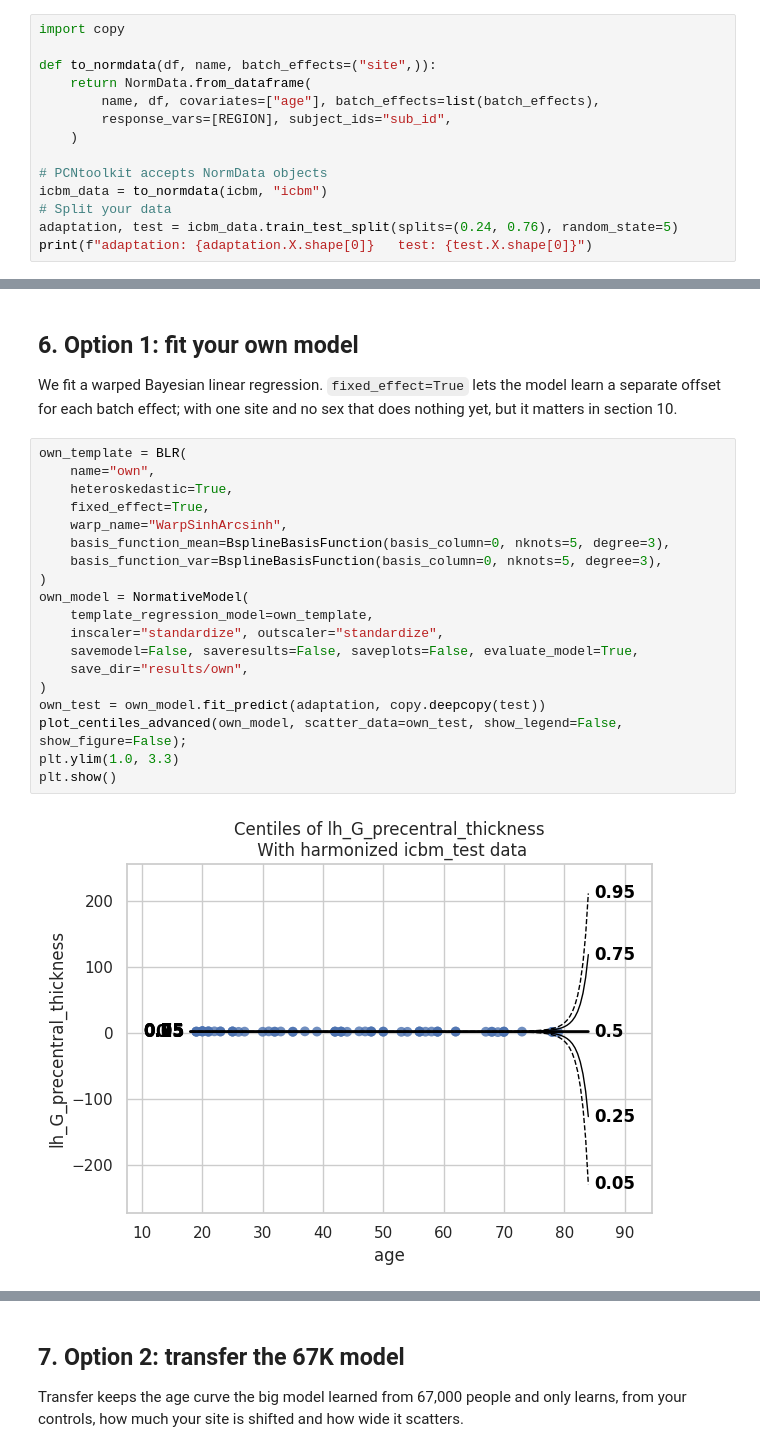
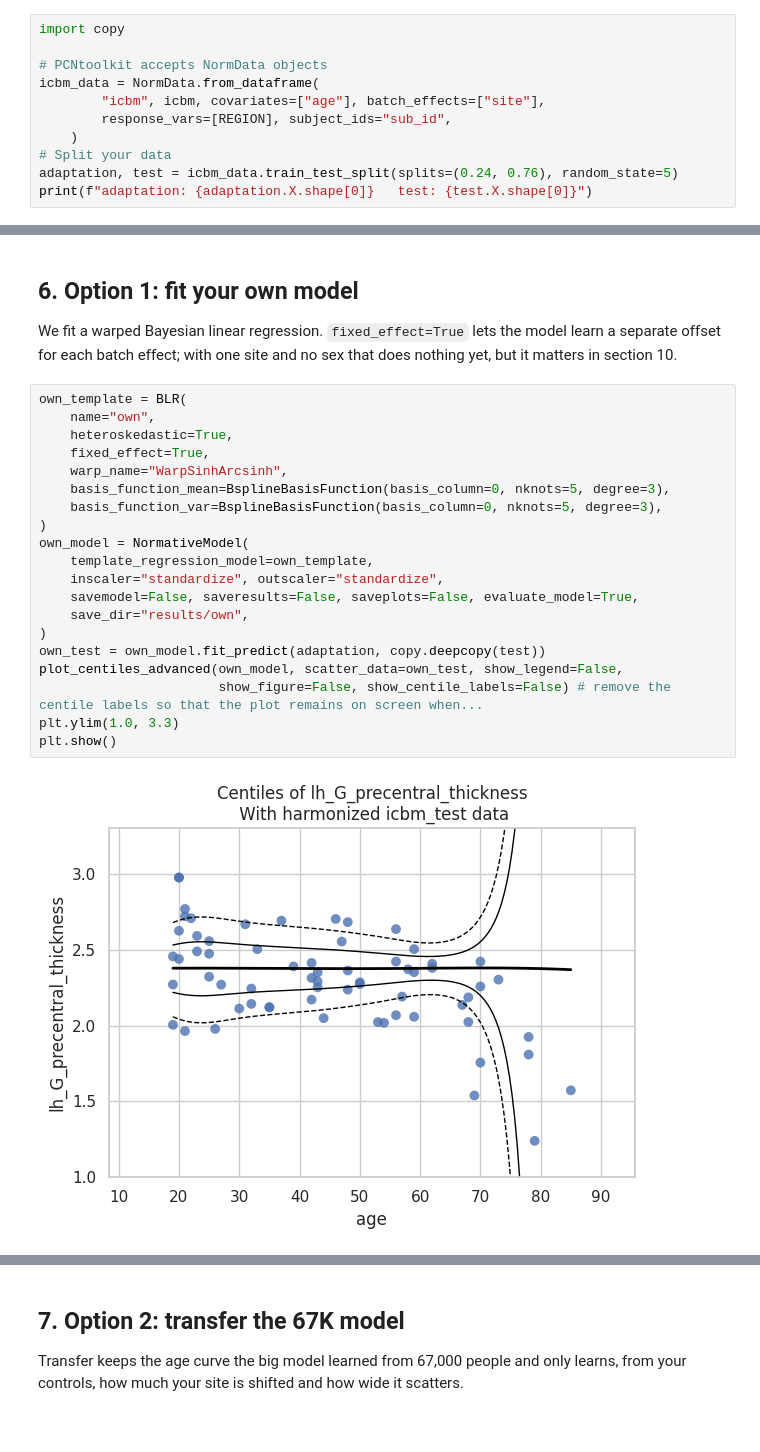
Before and after one commit to predictive-clinical-neuroscience/PCNtoolkit-demo-transfer, a Jupyter notebook: notebooks/transfer_icbm.ipynb, the cells around one changed output, grey strips where cells are left out. Drawn from its saved outputs; the diff is of its cells as text.

```diff
--- a/notebooks/transfer_icbm.ipynb
+++ b/notebooks/transfer_icbm.ipynb
@@ -116,14 +110,11 @@ We wrap the table in a `NormData` object and split it with PCNtoolkit's `train_t
 # %%
 import copy
 
-def to_normdata(df, name, batch_effects=("site",)):
-    return NormData.from_dataframe(
-        name, df, covariates=["age"], batch_effects=list(batch_effects),
+# PCNtoolkit accepts NormData objects
+icbm_data = NormData.from_dataframe(
+        "icbm", icbm, covariates=["age"], batch_effects=["site"],
         response_vars=[REGION], subject_ids="sub_id",
     )
-
-# PCNtoolkit accepts NormData objects
-icbm_data = to_normdata(icbm, "icbm")
 # Split your data
 adaptation, test = icbm_data.train_test_split(splits=(0.24, 0.76), random_state=5)
 print(f"adaptation: {adaptation.X.shape[0]}   test: {test.X.shape[0]}")
@@ -136,21 +127,22 @@ We fit a warped Bayesian linear regression. `fixed_effect=True` lets the model l
 # %%
 own_template = BLR(
     name="own",
     heteroskedastic=True,
     fixed_effect=True,
     warp_name="WarpSinhArcsinh",
     basis_function_mean=BsplineBasisFunction(basis_column=0, nknots=5, degree=3),
     basis_function_var=BsplineBasisFunction(basis_column=0, nknots=5, degree=3),
 )
 own_model = NormativeModel(
     template_regression_model=own_template,
     inscaler="standardize", outscaler="standardize",
     savemodel=False, saveresults=False, saveplots=False, evaluate_model=True,
     save_dir="results/own",
 )
 own_test = own_model.fit_predict(adaptation, copy.deepcopy(test))
-plot_centiles_advanced(own_model, scatter_data=own_test, show_legend=False, show_figure=False);
+plot_centiles_advanced(own_model, scatter_data=own_test, show_legend=False,
+                       show_figure=False, show_centile_labels=False) # remove the centile labels so that the plot remains on screen when...
 plt.ylim(1.0, 3.3)
 plt.show()
 # %% [output]
-[figure, old version]
+[figure, new version]
```
Also changed, not shown: parts of 6 cells of this notebook.
